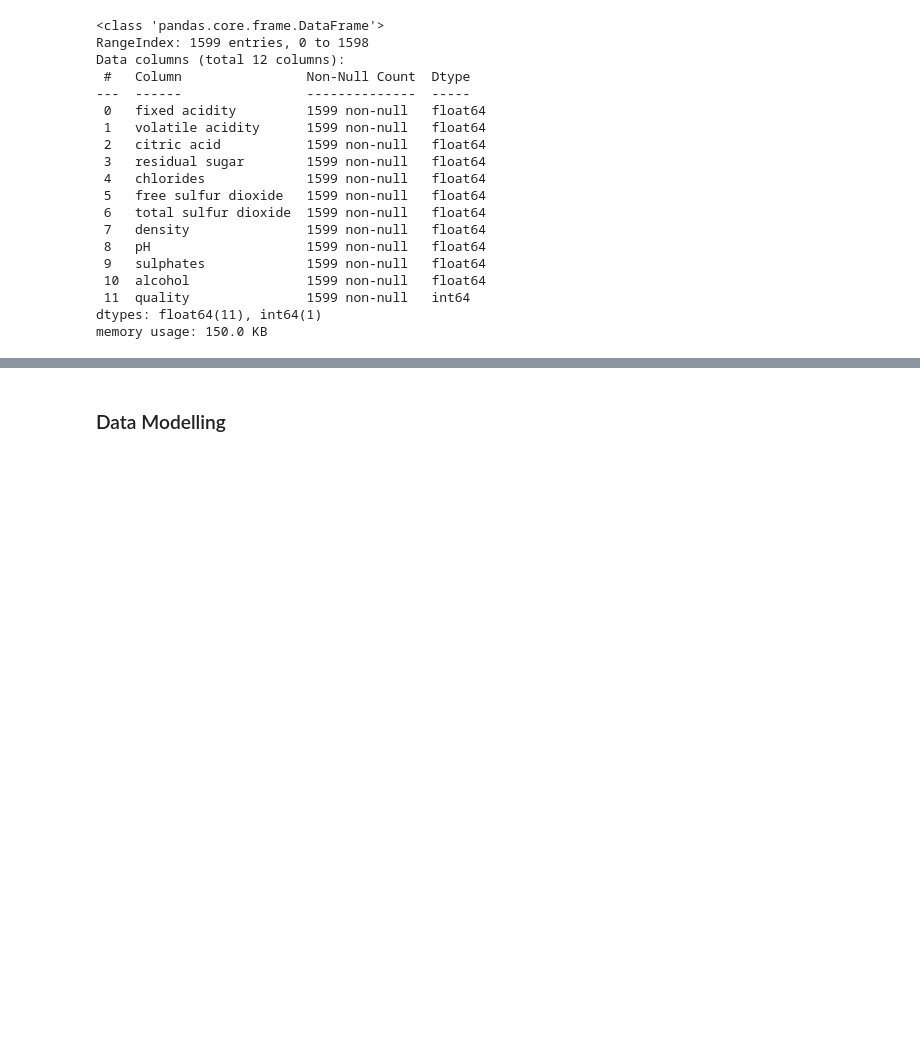
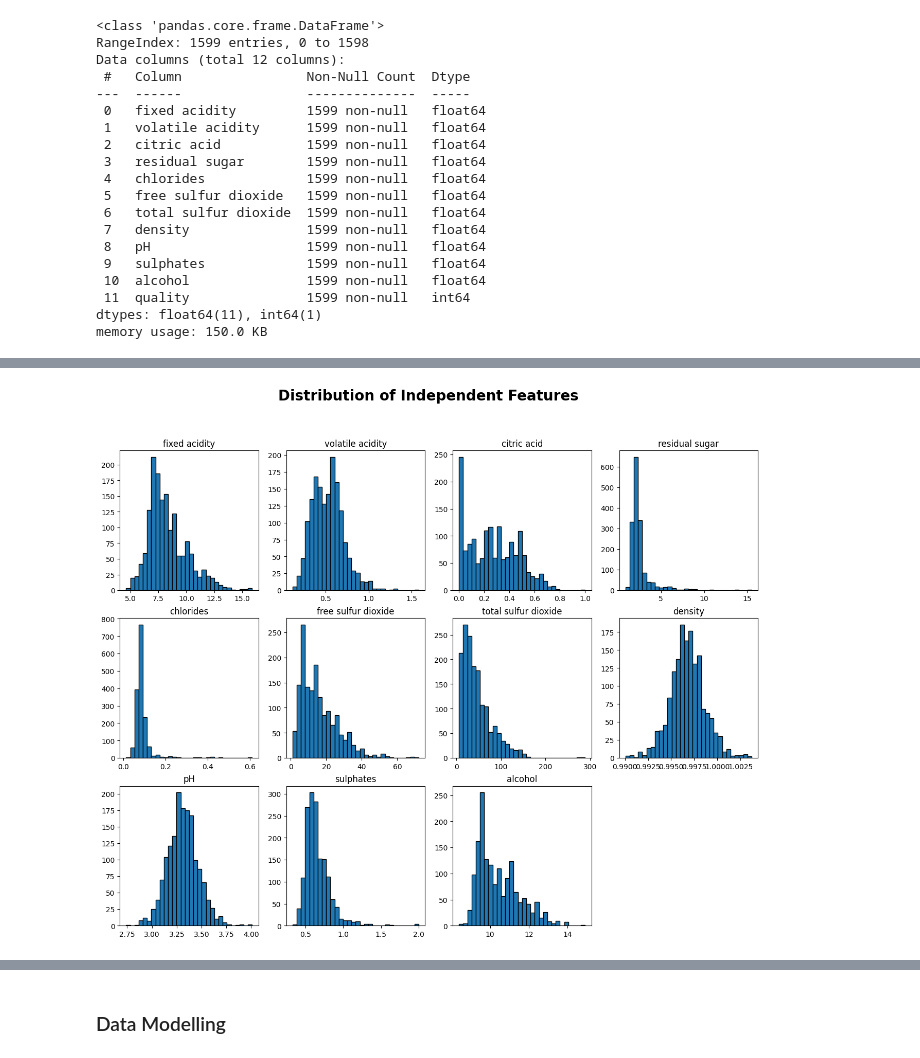
Before and after one commit to Danie-O/machine-learning, a Jupyter notebook: Regression-Algorithms/wine-quality-prediction/Red-Wine-Dataset_EDA-and-Modelling.ipynb, the cells around one changed output, grey strips where cells are left out. Drawn from its saved outputs; the diff is of its cells as text; code cells hidden in the pictures; blank space fills up the shorter version.

```diff
--- a/Regression-Algorithms/wine-quality-prediction/Red-Wine-Dataset_EDA-and-Modelling.ipynb
+++ b/Regression-Algorithms/wine-quality-prediction/Red-Wine-Dataset_EDA-and-Modelling.ipynb
@@ -117,0 +131,22 @@ sns.pairplot(data=data, y_vars=['quality'], x_vars=data.columns[:-1])
+# %%
+# Visualise the distribution of the independent features(variables)
+from scipy.stats import probplot
+
+X = data.drop(columns=['quality'])
+
+# Create a histogram for each feature (X contains only the independent variables)
+n_cols = X.shape[1]
+n_rows = int(n_cols/4) + 1
+
+fig, axs = plt.subplots(n_rows, 4, figsize=(16, 4*n_rows))
+fig.suptitle('Distribution of Independent Features', fontsize=20, fontweight='semibold')
+for i, ax in enumerate(axs.flat):
+    if i < n_cols:
+        ax.hist(X.iloc[:, i], bins=30, edgecolor='black')
+        ax.set_title(X.columns[i])
+    else:
+        ax.set_visible(False)
+
+plt.show()
+# %% [output]
+[figure, added]
```
Also changed, not shown: parts of 11 cells of this notebook.
